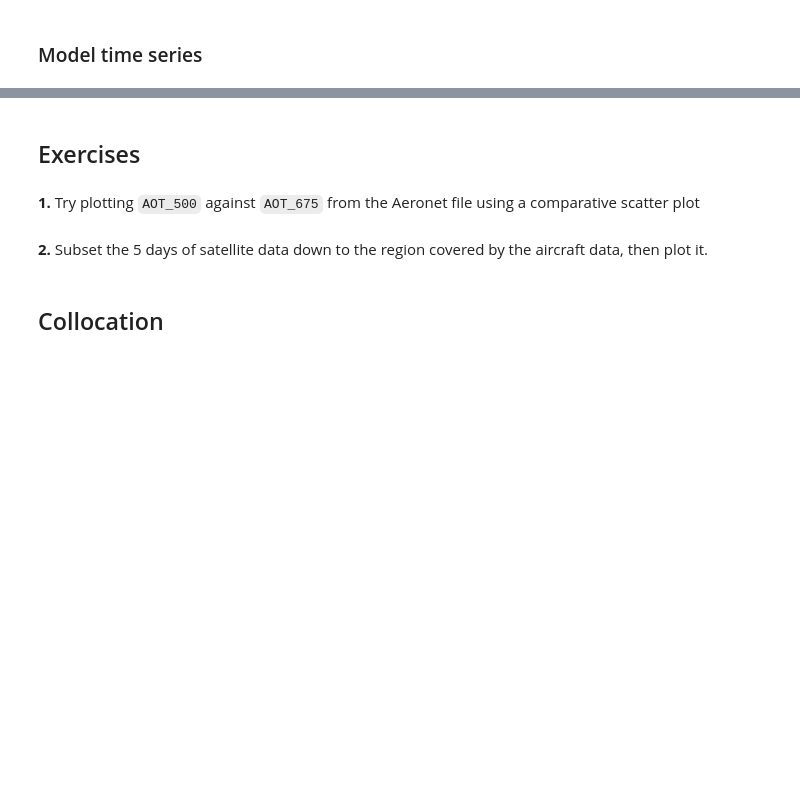
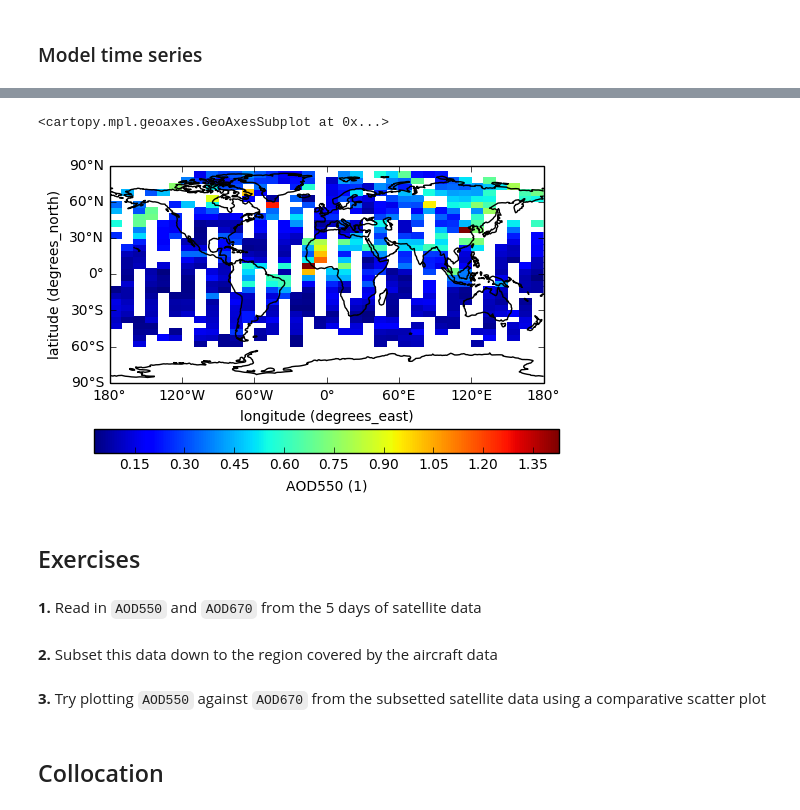
Before and after one commit to duncanwp/python_for_climate_scientists, a Jupyter notebook: course_content/notebooks/cis_introduction.ipynb, the cells around one changed output, grey strips where cells are left out. Cells and saved outputs as stored; diff of their text form; code cells hidden in the pictures; blank space fills up the shorter version.

```diff
--- a/course_content/notebooks/cis_introduction.ipynb
+++ b/course_content/notebooks/cis_introduction.ipynb
@@ -96,9 +245,18 @@ ax.bluemarble()
+# %%
+gridded_aerosol_cci_one_day = aerosol_cci_one_day.aggregate(x=[-180,180,10], y=[-90,90,5])
+# %%
+gridded_aerosol_cci_one_day[0].plot()
+# %% [output]
+<cartopy.mpl.geoaxes.GeoAxesSubplot at 0x...>
+[figure, added]
 # %% [markdown]
 ## Exercises
+# %% [markdown]
+**1.** Read in ``AOD550`` and ``AOD670`` from the 5 days of satellite data
+# %% [markdown]
+**2.** Subset this data down to the region covered by the aircraft data
 # %% [markdown]
-**1.** Try plotting ``AOT_500`` against ``AOT_675`` from the Aeronet file using a comparative scatter plot
+**3.** Try plotting ``AOD550`` against ``AOD670`` from the subsetted satellite data using a comparative scatter plot
-# %% [markdown]
-**2.** Subset the 5 days of satellite data down to the region covered by the aircraft data, then plot it.
 # %% [markdown]
 ## Collocation
 # %% [markdown]
```
Also changed, not shown: parts of 56 cells of this notebook, 3 other files.
